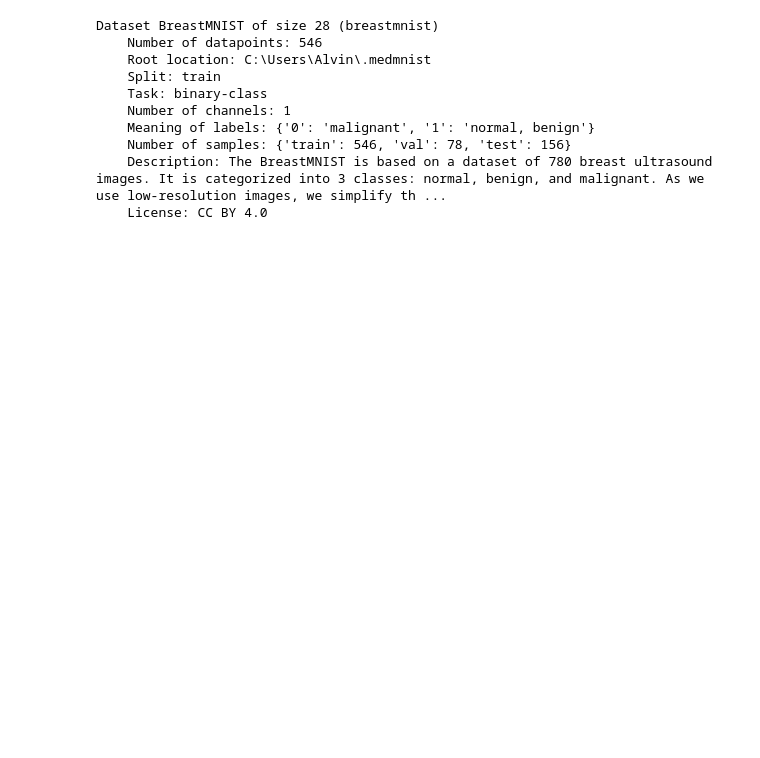
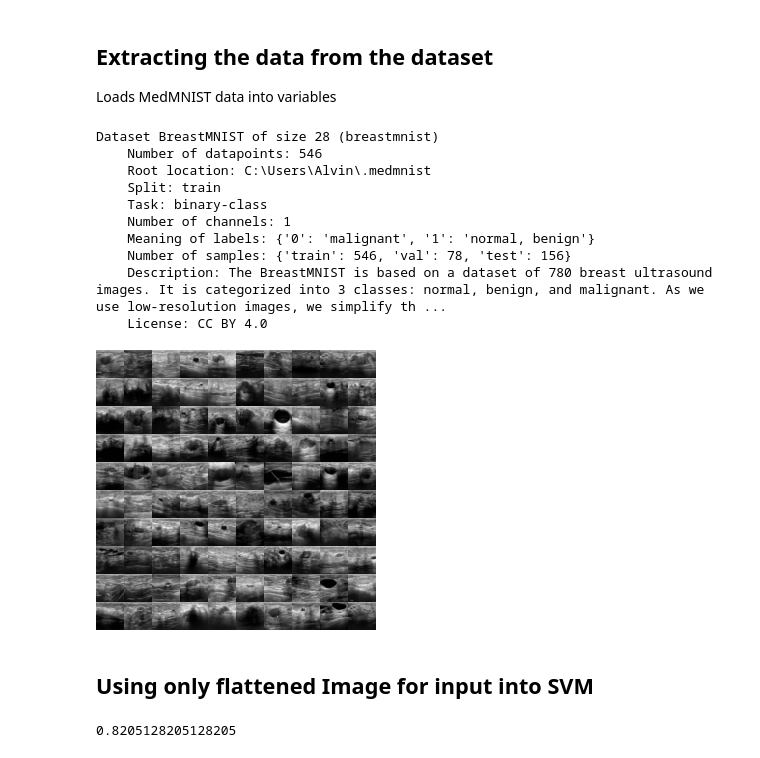
Before and after one commit to alvin-jqh/AMLS_assignment24_25, a Jupyter notebook: A/svm_ker.ipynb, the cells around one changed output. Saved outputs shown, nothing was run; the diff lists cells and outputs as text; code cells hidden in the pictures; blank space fills up the shorter version.

Commit message:
flattened images svm

```diff
--- a/A/svm_ker.ipynb
+++ b/A/svm_ker.ipynb
@@ -5,4 +5,7 @@ from sklearn import svm
 
 import medmnist
 from medmnist import INFO
+# %% [markdown]
+## Extracting the data from the dataset
+Loads MedMNIST data into variables
 # %%
@@ -25,14 +23,18 @@ val_dataset = DataClass(split="val", download=False)
 test_dataset = DataClass(split="test", download=False)
 # %%
 print(train_dataset)
+train_dataset.montage(10)
 # %% [output]
 Dataset BreastMNIST of size 28 (breastmnist)
     Number of datapoints: 546
     Root location: C:\Users\Alvin\.medmnist
     Split: train
     Task: binary-class
     Number of channels: 1
     Meaning of labels: {'0': 'malignant', '1': 'normal, benign'}
     Number of samples: {'train': 546, 'val': 78, 'test': 156}
     Description: The BreastMNIST is based on a dataset of 780 breast ultrasound images. It is categorized into 3 classes: normal, benign, and malignant. As we use low-resolution images, we simplify th ...
     License: CC BY 4.0
+[figure, added]
+# %% [markdown]
+## Using only flattened Image for input into SVM
@@ -38,0 +54,8 @@ Dataset BreastMNIST of size 28 (breastmnist)
+# %%
+clf = svm.SVC()
+clf.fit(train_images_flat, train_labels)
+
+val_accuracy = clf.score(val_images_flat, val_labels)
+print(val_accuracy)
+# %% [output]
+0.8205128205128205
```
Also changed, not shown: parts of 3 cells of this notebook.
